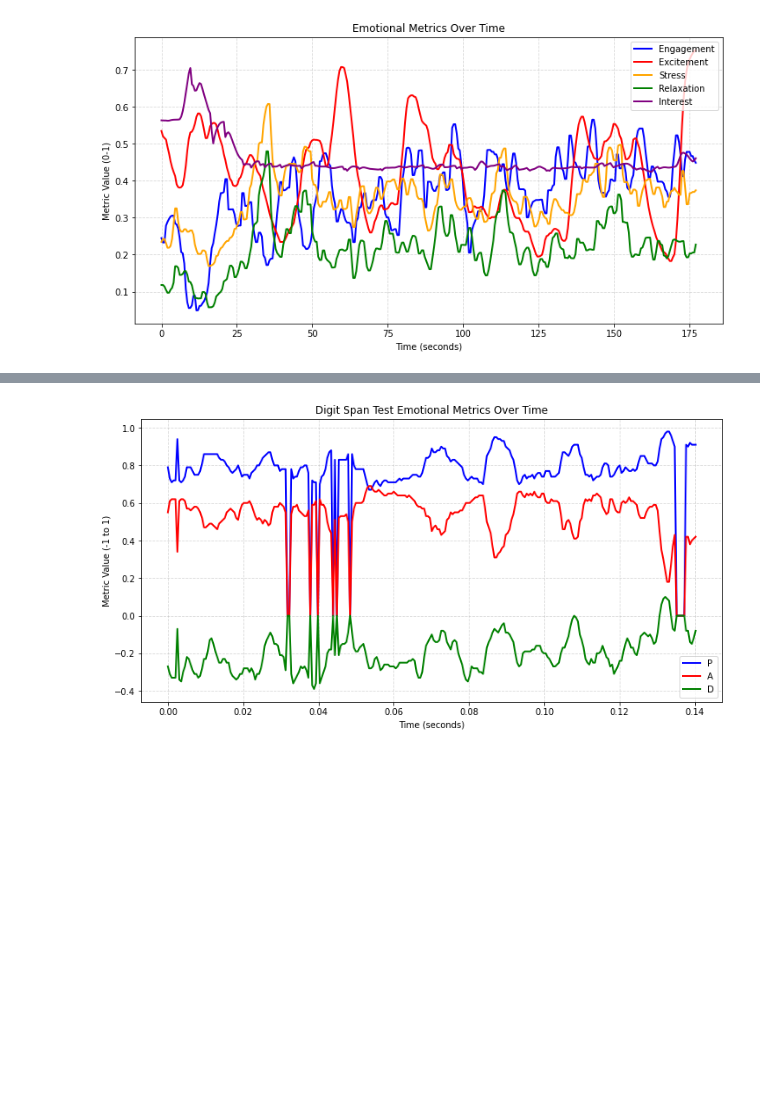
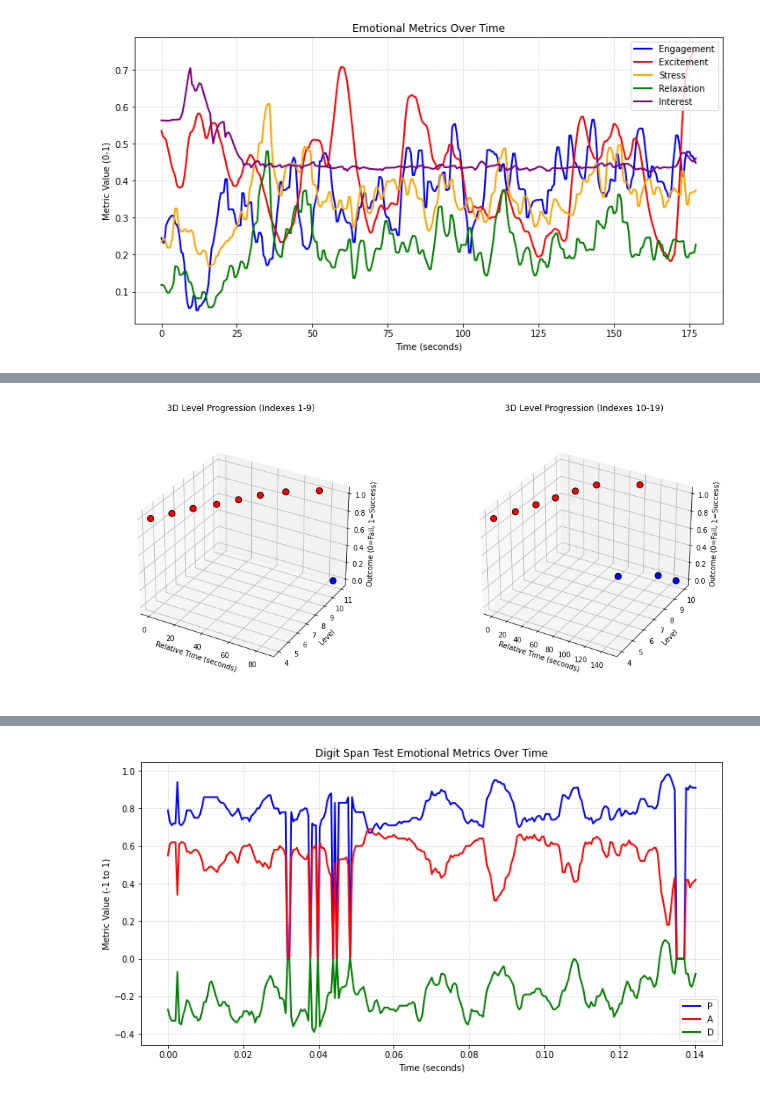
Before and after one commit to phillip-niakoulov/Cognitive-Test-App, a Jupyter notebook: plot_testing.ipynb, the cells around one changed output, grey strips where cells are left out. Cells and saved outputs as stored; diff of their text form; code cells hidden in the pictures; blank space fills up the shorter version.

Commit message:
level/time plots

```diff
--- a/plot_testing.ipynb
+++ b/plot_testing.ipynb
@@ -53,3 +53,36 @@ plt.show()
+# %%
+from mpl_toolkits.mplot3d import Axes3D
+
+df2 = pd.read_csv("DigitSpan/log.csv")
+df2['Timestamp'] = pd.to_numeric(df2['Timestamp'])
+df2 = df2.dropna(subset=['Timestamp'])
+df2 = df2.sort_values(by="Timestamp")
+
+action_mapping = {'Fail': 0, 'Success': 1}
+df2['Outcome'] = df2['Outcome'].map(action_mapping)
+df_part1 = df2.iloc[0:9].copy()
+df_part2 = df2.iloc[9:19].copy()
+df_part1['Timestamp'] = df_part1['Timestamp'] - df_part1['Timestamp'].iloc[0]
+df_part2['Timestamp'] = df_part2['Timestamp'] - df_part2['Timestamp'].iloc[0]
+
+fig, (ax1, ax2) = plt.subplots(1, 2, figsize=(14, 6), subplot_kw={'projection': '3d'})
+ax1.set_box_aspect(None, zoom=0.85)
+ax2.set_box_aspect(None, zoom=0.85)
+ax1.scatter(df_part1['Timestamp'], df_part1['Level'], df_part1['Outcome'], c=df_part1['Outcome'], cmap="bwr", marker="o", edgecolors="black", s=80, alpha=1.0)
+ax1.set_xlabel("Relative Time (seconds)")
+ax1.set_ylabel("Level")
+ax1.set_zlabel("Outcome (0=Fail, 1=Success)")
+ax1.set_title("3D Level Progression (Indexes 1-9)")
+ax2.scatter(df_part2['Timestamp'], df_part2['Level'], df_part2['Outcome'], c=df_part2['Outcome'], cmap="bwr", marker="o", edgecolors="black", s=80, alpha=1.0)
+ax2.set_xlabel("Relative Time (seconds)")
+ax2.set_ylabel("Level")
+ax2.set_zlabel("Outcome (0=Fail, 1=Success)")
+ax2.set_title("3D Level Progression (Indexes 10-19)")
+
+plt.tight_layout()
+plt.show()
+# %% [output]
+[figure, added]
 # %%
 
 df = pd.read_csv("Data/CorsiBlock/emotivCorsiBlock_AFFECT.csv")
```
Also changed, not shown: parts of 3 cells of this notebook.
